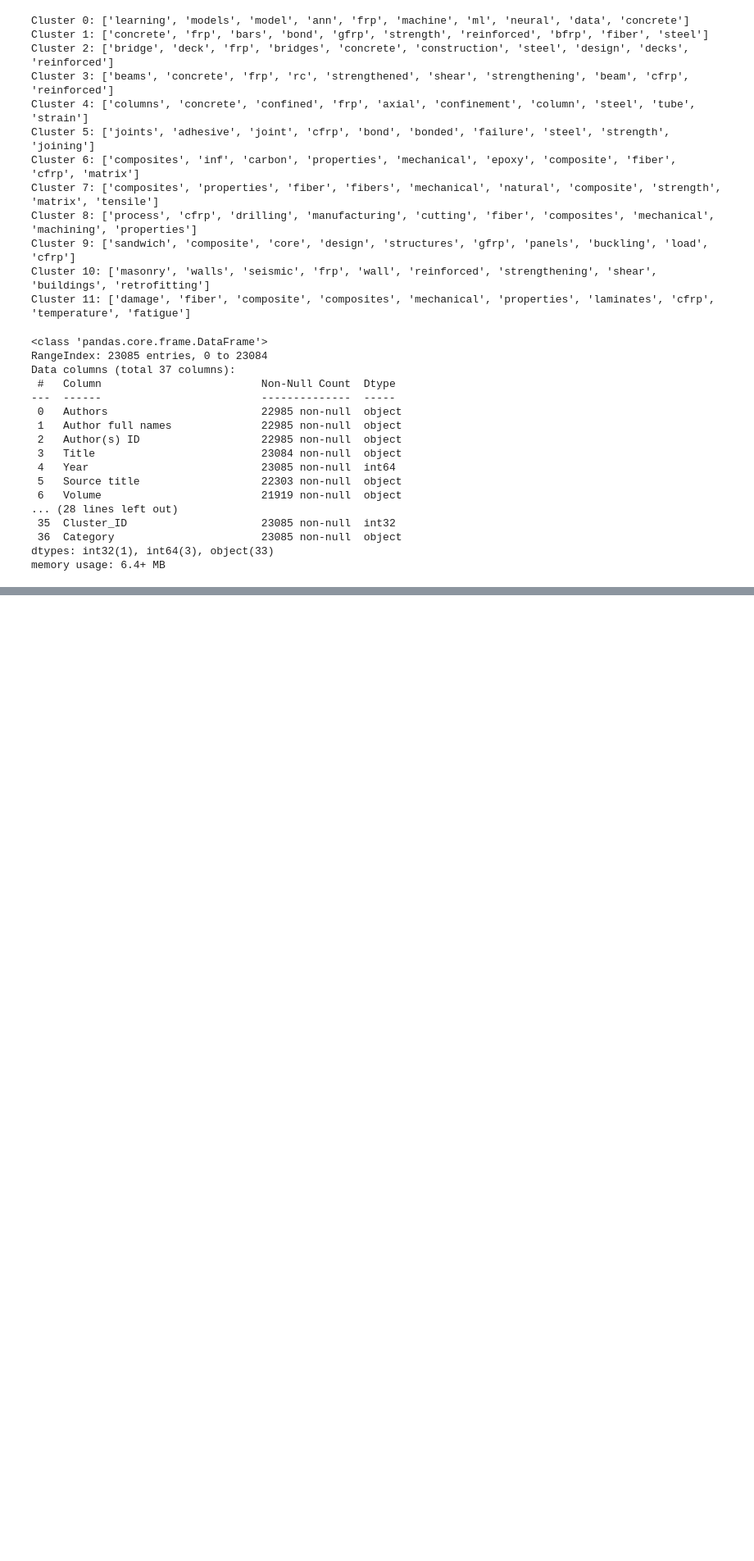
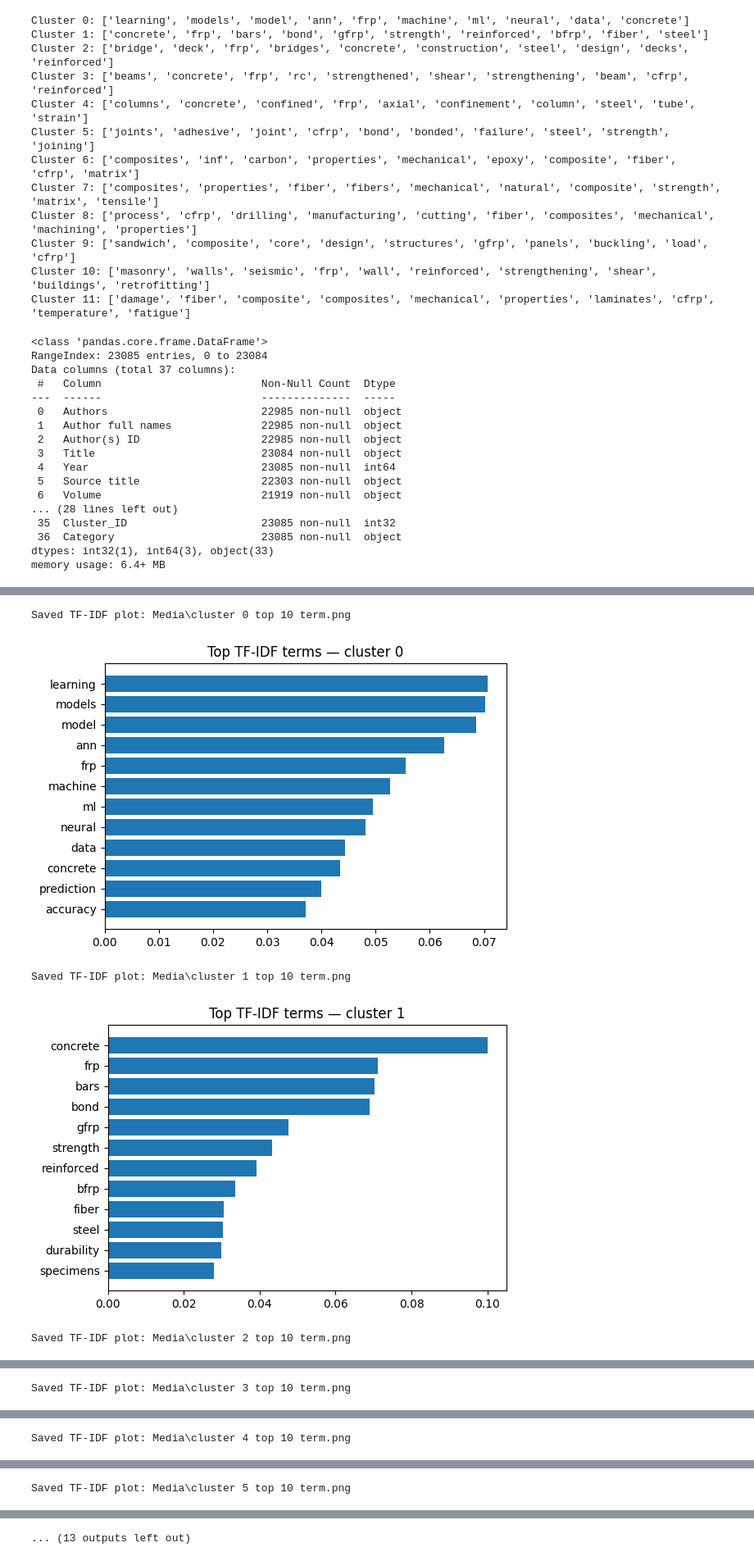
Before and after one commit to Muhammad-Awais-khan/FRP-Research-Clustering, a Jupyter notebook: data_classification.ipynb, the cells around one changed output, grey strips where cells are left out. Shown at 82% size. Cells and saved outputs as stored; diff of their text form; code cells hidden in the pictures; blank space fills up the shorter version.

```diff
--- a/data_classification.ipynb
+++ b/data_classification.ipynb
@@ -173,0 +335,60 @@ with pd.ExcelWriter('Final Database.xlsx', engine='xlsxwriter') as writer:
+# %%
+# Top TF-IDF terms per cluster — save each plot to `Media/` with requested filename format
+import os
+from datetime import datetime
+out_dir = 'Media'
+os.makedirs(out_dir, exist_ok=True)
+
+def top_tfidf_for_cluster(cluster_id, top_n=10):
+    indices = np.where(categories==cluster_id)[0]
+    if len(indices) == 0:
+        return []
+    avg = tfidf_matrix[indices].mean(axis=0).A1
+    top_idx = avg.argsort()[-top_n:][::-1]
+    return [(feature_names[i], float(avg[i])) for i in top_idx]
+
+for cid in sorted(np.unique(categories)):
+    terms = top_tfidf_for_cluster(cid, top_n=12)
+    if not terms:
+        print(f'No terms for cluster {cid}, skipping')
+        continue
+    words, vals = zip(*terms)
+    fig, ax = plt.subplots(figsize=(6,4))
+    ax.barh(words[::-1], vals[::-1])
+    ax.set_title(f'Top TF-IDF terms — cluster {cid}')
+    plt.tight_layout()
+
+    # Primary filename requested: "cluster {cid} top 10 term.png"
+    base_name = f'cluster {cid} top 10 term.png'
+    target_path = os.path.join(out_dir, base_name)
+
+    # If file exists, append timestamp to avoid overwriting
+    if os.path.exists(target_path):
+        ts = datetime.now().strftime('%Y%m%d_%H%M%S')
+        target_path = os.path.join(out_dir, f'cluster {cid} top 10 term_{ts}.png')
+
+    fig.savefig(target_path, dpi=200, bbox_inches='tight')
+    print(f'Saved TF-IDF plot: {target_path}')
+    plt.show()
+    plt.close(fig)
+
+# Save sample titles for cluster 0 (adjust cluster id as needed) with requested base name and timestamp if needed
+try:
+    samples0 = data[data['Cluster_ID']==0]['Title'].head(5).to_list()
+    base_txt = f'cluster 0 top 10 term samples.txt'
+    txt_path = os.path.join(out_dir, base_txt)
+    if os.path.exists(txt_path):
+        ts = datetime.now().strftime('%Y%m%d_%H%M%S')
+        txt_path = os.path.join(out_dir, f'cluster 0 top 10 term samples_{ts}.txt')
+    with open(txt_path, 'w', encoding='utf-8') as f:
+        for t in samples0:
+            f.write(str(t).strip() + '\n')
+    print(f'Saved sample titles to: {txt_path}')
+except Exception as e:
+    print('Could not save sample titles:', e)
+# %% [output]
+Saved TF-IDF plot: Media\cluster 0 top 10 term.png
+[figure, added]
+Saved TF-IDF plot: Media\cluster 1 top 10 term.png
+[figure, added]
+Saved TF-IDF plot: Media\cluster 2 top 10 term.png
@@ -173,0 +396 @@ with pd.ExcelWriter('Final Database.xlsx', engine='xlsxwriter') as writer:
+Saved TF-IDF plot: Media\cluster 3 top 10 term.png
@@ -173,0 +398 @@ with pd.ExcelWriter('Final Database.xlsx', engine='xlsxwriter') as writer:
+Saved TF-IDF plot: Media\cluster 4 top 10 term.png
@@ -173,0 +400 @@ with pd.ExcelWriter('Final Database.xlsx', engine='xlsxwriter') as writer:
+Saved TF-IDF plot: Media\cluster 5 top 10 term.png
@@ -173,0 +402 @@ with pd.ExcelWriter('Final Database.xlsx', engine='xlsxwriter') as writer:
+... (13 outputs left out)
```
Also changed, not shown: parts of 6 cells of this notebook, 22 other files.
